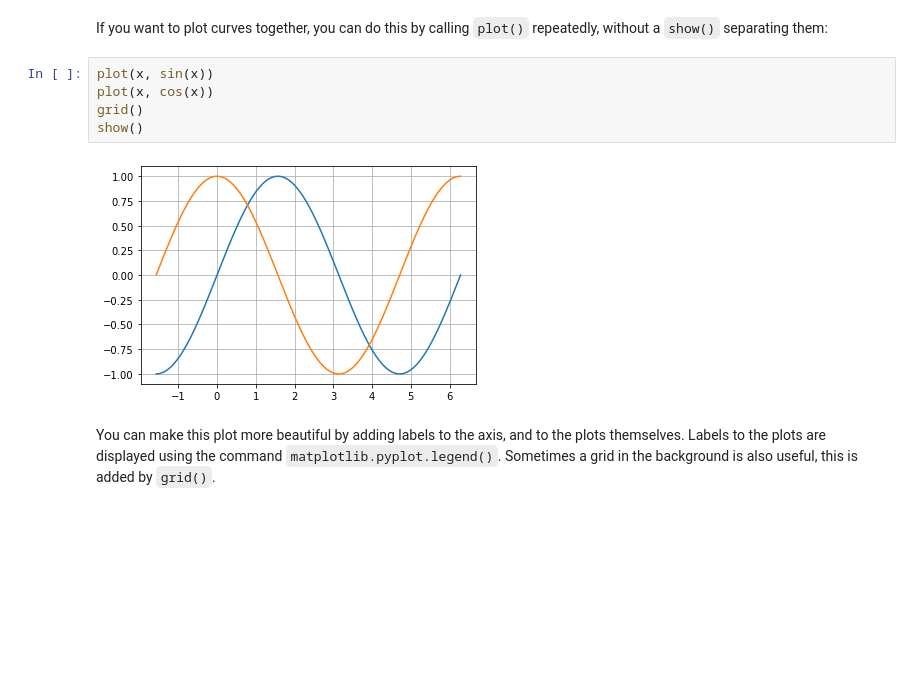
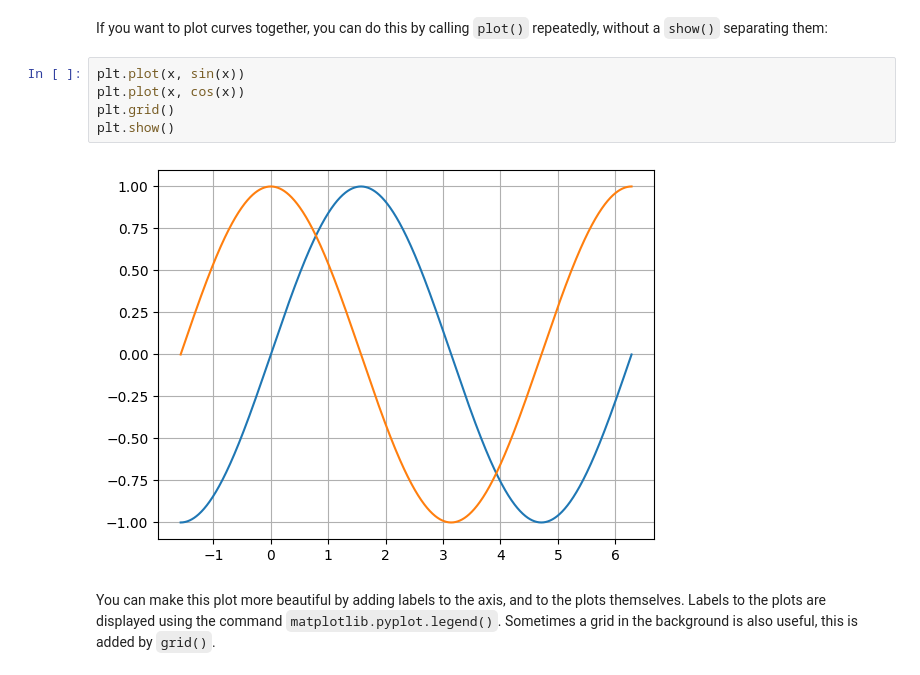
Before and after one commit to killercookiee/School-Code, a Jupyter notebook: Physics Practice/Class Materials/02 week/2024_02.ipynb, the cells around one changed output. Saved outputs shown, nothing was run; the diff lists cells and outputs as text; blank space fills up the shorter version.

```diff
--- a/Physics Practice/Class Materials/02 week/2024_02.ipynb
+++ b/Physics Practice/Class Materials/02 week/2024_02.ipynb
@@ -434,12 +490,12 @@ show()
 # %% [markdown]
 If you want to plot curves together, you can do this by calling `plot()` repeatedly, without a `show()` separating them:
 # %%
-plot(x, sin(x))
-plot(x, cos(x))
-grid()
-show()
+plt.plot(x, sin(x))
+plt.plot(x, cos(x))
+plt.grid()
+plt.show()
 # %% [output]
-[figure, old version]
+[figure, new version]
 # %% [markdown]
 You can make this plot more beautiful by adding labels to the axis, and to the plots themselves. Labels to the plots are displayed using the command `matplotlib.pyplot.legend()`. Sometimes a grid in the background is also useful, this is added by `grid()`.
 # %%
```
Also changed, not shown: parts of 24 cells of this notebook, 11 other files.
